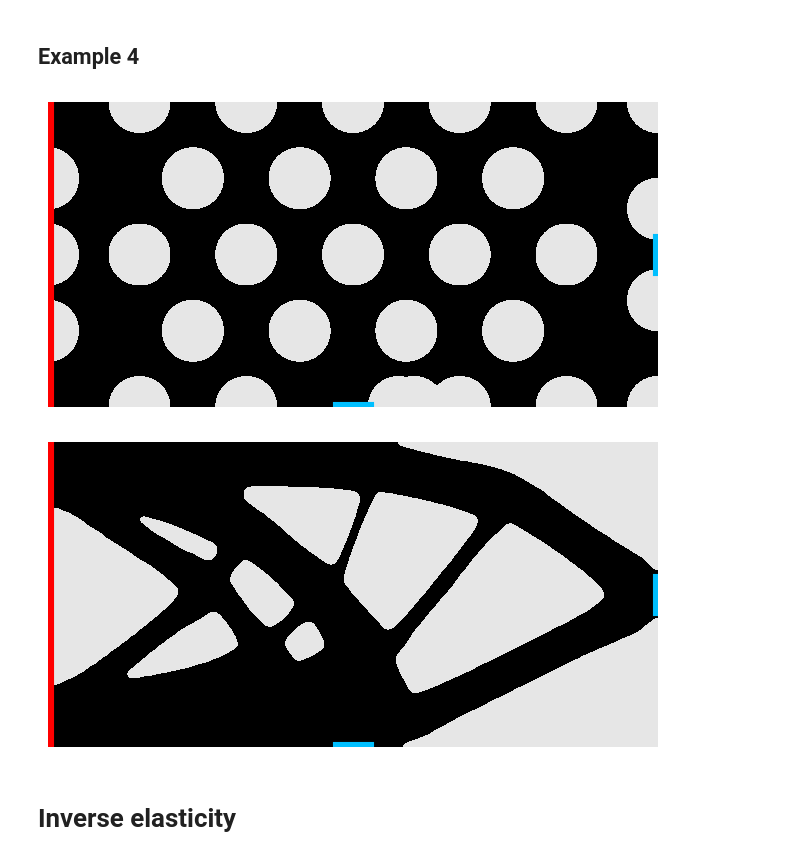
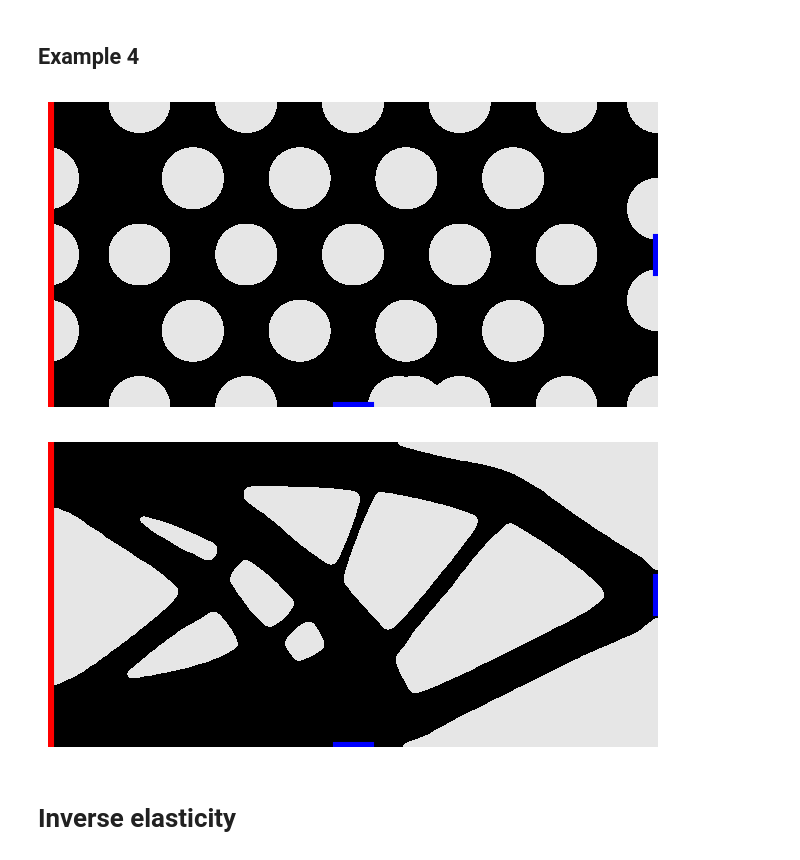
Before and after one commit to PhiFEM/phiFEM_FormOpt, a Jupyter notebook: code/manuscript.ipynb, the cells around one changed output. Cells and saved outputs as stored; diff of their text form; code cells hidden in the pictures.

```diff
--- a/code/manuscript.ipynb
+++ b/code/manuscript.ipynb
@@ -81,36 +161,36 @@ test_path = Path("../results/t18/")
 vertices = np.array(
     [
         [0.0, 0.0],
         [0.95, 0.0],
         [1.05, 0.0],
         [2.0, 0.0],
         [2.0, 0.45],
         [2.0, 0.55],
         [2.0, 1.0],
         [0.0, 1.0],
         [0.0, 0.0],
     ]
 )
 
 dir_idx, dir_mkr = [8], 1
 neu_idx_bot, neu_mkr_bot = [2], 2
 neu_idx_right, neu_mkr_right = [5], 3
 
 dir = np.array(vertices[(dir_idx[0] - 1) : (dir_idx[-1] + 1)])
 neu_bot = np.array(vertices[(neu_idx_bot[0] - 1) : (neu_idx_bot[-1] + 1)])
 neu_right = np.array(vertices[(neu_idx_right[0] - 1) : (neu_idx_right[-1] + 1)])
-boundaries = [(dir, "red"), (neu_bot, "deepskyblue"), (neu_right, "deepskyblue")]
+boundaries = [(dir, "red"), (neu_bot, "blue"), (neu_right, "blue")]
 
 plot_results_for_doc(
     test_path, 0, [[0, 2], [0, 1]], 8, Path("../tex/compli4_0.png"), boundaries
 )
 
 plot_results_for_doc(
     test_path, 79, [[0, 2], [0, 1]], 8, Path("../tex/compli4_1.png"), boundaries
 )
 # %% [output]
-[figure, old version]
+[figure, new version]
-[figure, old version]
+[figure, new version]
 # %% [markdown]
 # Inverse elasticity
 # %% [markdown]
```
Also changed, not shown: parts of 17 cells of this notebook, 23 other files.
